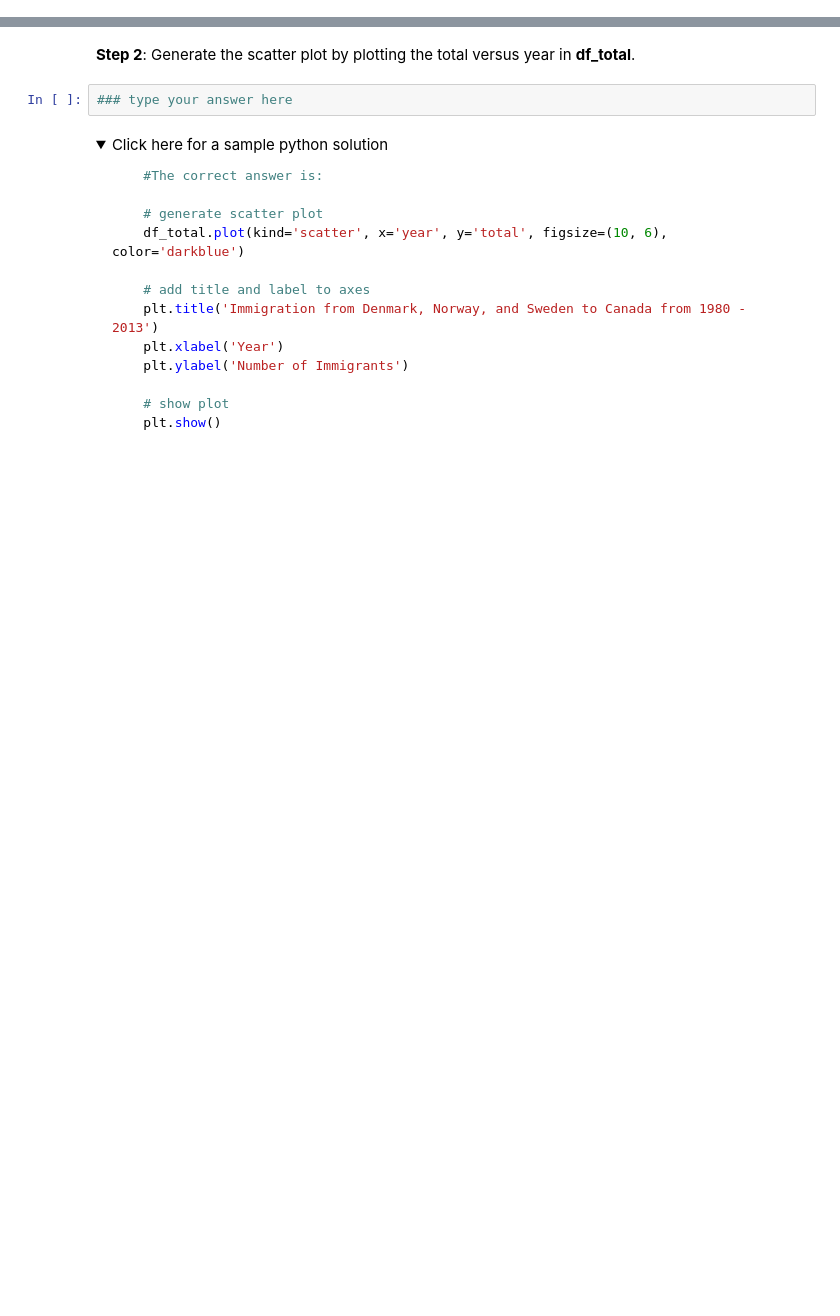
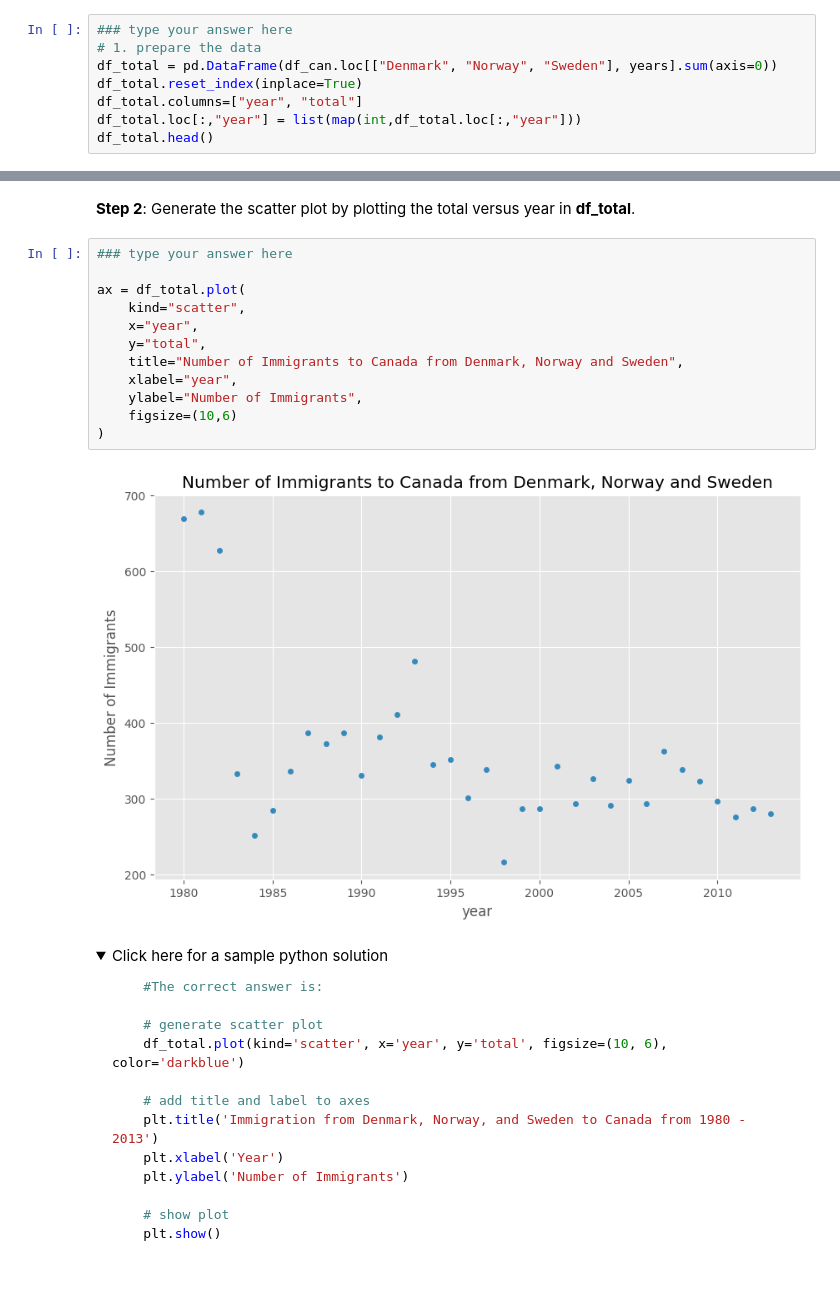
Before and after one commit to Madbubbl3/IBM-Data-Science-Professional-Certificate, a Jupyter notebook: Course 8 Data Visualization/Exercise-Pie-Charts-Box-Plots-Scatter-Plots-and-Bubble-Plots.ipynb, the cells around one changed output, grey strips where cells are left out. Cells and saved outputs as stored; diff of their text form; folded sections open; blank space fills up the shorter version.

```diff
--- a/Course 8 Data Visualization/Exercise-Pie-Charts-Box-Plots-Scatter-Plots-and-Bubble-Plots.ipynb
+++ b/Course 8 Data Visualization/Exercise-Pie-Charts-Box-Plots-Scatter-Plots-and-Bubble-Plots.ipynb
@@ -775,0 +806,8 @@ As a side note, we can observe that immigration took a dip around 1993 - 1997. F
+# %%
+### type your answer here
+# 1. prepare the data
+df_total = pd.DataFrame(df_can.loc[["Denmark", "Norway", "Sweden"], years].sum(axis=0))
+df_total.reset_index(inplace=True)
+df_total.columns=["year", "total"]
+df_total.loc[:,"year"] = list(map(int,df_total.loc[:,"year"]))
+df_total.head()
@@ -803,8 +848,20 @@ As a side note, we can observe that immigration took a dip around 1993 - 1997. F
 </details>
 # %% [markdown]
 **Step 2**: Generate the scatter plot by plotting the total versus year in **df_total**.
-# %%
-### type your answer here
+# %%
+### type your answer here
+
+ax = df_total.plot(
+	kind="scatter",
+	x="year",
+	y="total",
+	title="Number of Immigrants to Canada from Denmark, Norway and Sweden",
+	xlabel="year",
+	ylabel="Number of Immigrants",
+	figsize=(10,6)
+)
+# %% [output]
+[figure, added]
 # %% [markdown]
 <details><summary>Click here for a sample python solution</summary>
 
```
Also changed, not shown: parts of 13 cells of this notebook.
